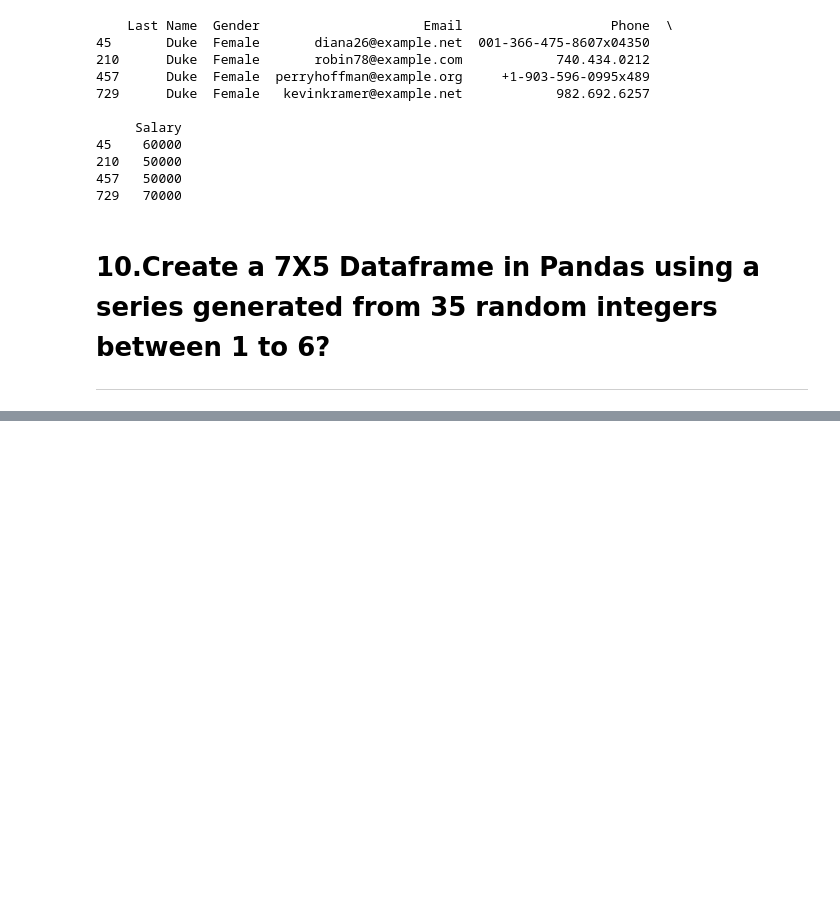
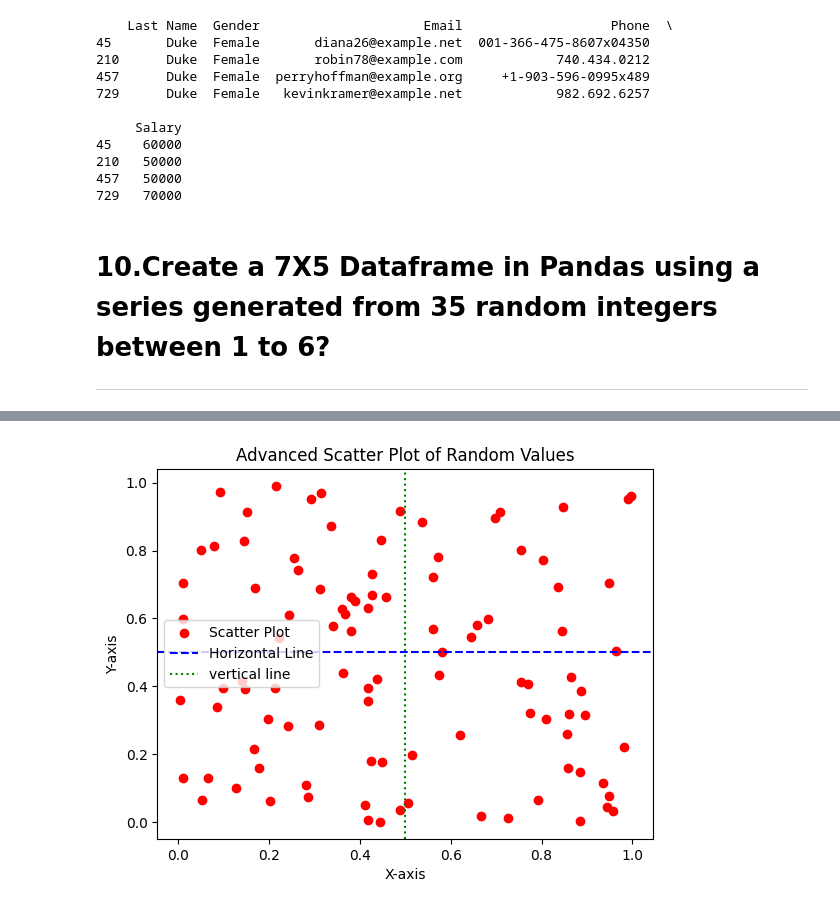
Before and after one commit to abhishekthakur666/PWDataToolkit, a Jupyter notebook: PWDataToolKitAssignment.ipynb, the cells around one changed output, grey strips where cells are left out. Saved outputs shown, nothing was run; the diff lists cells and outputs as text; code cells hidden in the pictures; blank space fills up the shorter version.

```diff
--- a/PWDataToolKitAssignment.ipynb
+++ b/PWDataToolKitAssignment.ipynb
@@ -330,0 +413,30 @@ print(df)
+# %%
+import matplotlib.pyplot as plt
+
+# Create two NumPy arrays with 100 random float values between 0 and 1
+x = np.random.rand(100)
+y = np.random.rand(100)
+
+# a) Create a scatter plot
+plt.scatter(x, y, color='red', marker='o', label='Random Points')
+
+# b) Add a horizontal line
+plt.axhline(y=0.5, color='blue', linestyle='--', label='y = 0.5')
+
+# c) Add a vertical line
+plt.axvline(x=0.5, color='green', linestyle=':', label='x = 0.5')
+
+# d) Label the axes
+plt.xlabel('X-axis')
+plt.ylabel('Y-axis')
+
+# e) Set the title
+plt.title('Advanced Scatter Plot of Random Values')
+
+# f) Display the legend
+plt.legend(['Scatter Plot', 'Horizontal Line', 'vertical line'])
+
+# Show the plot
+plt.show()
+# %% [output]
+[figure, added]
```
Also changed, not shown: parts of 13 cells of this notebook.
